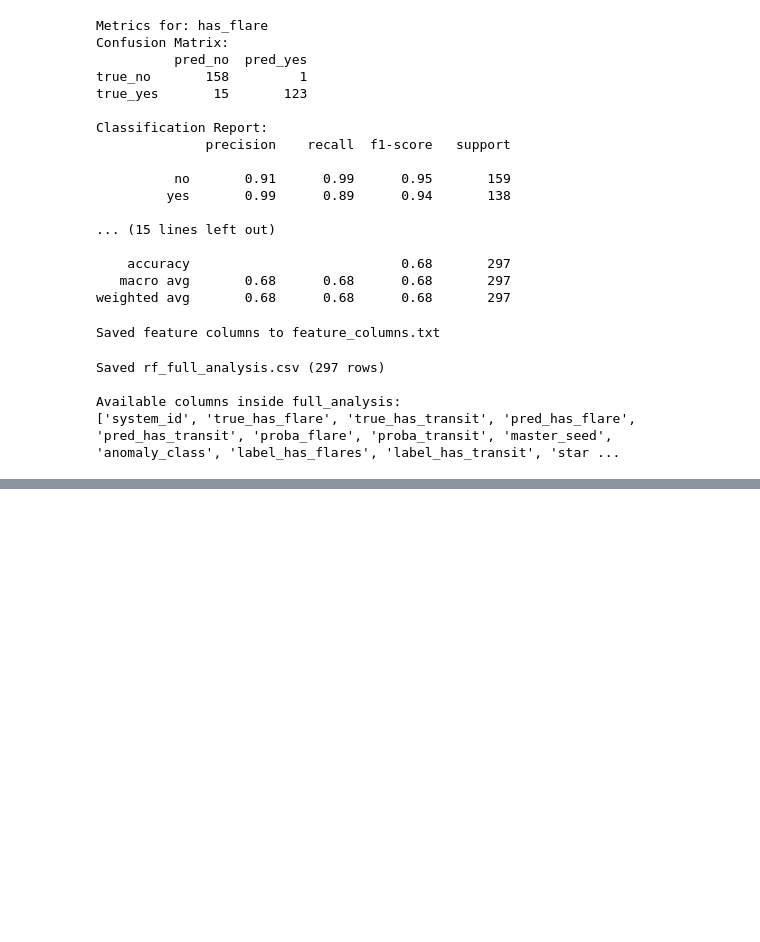
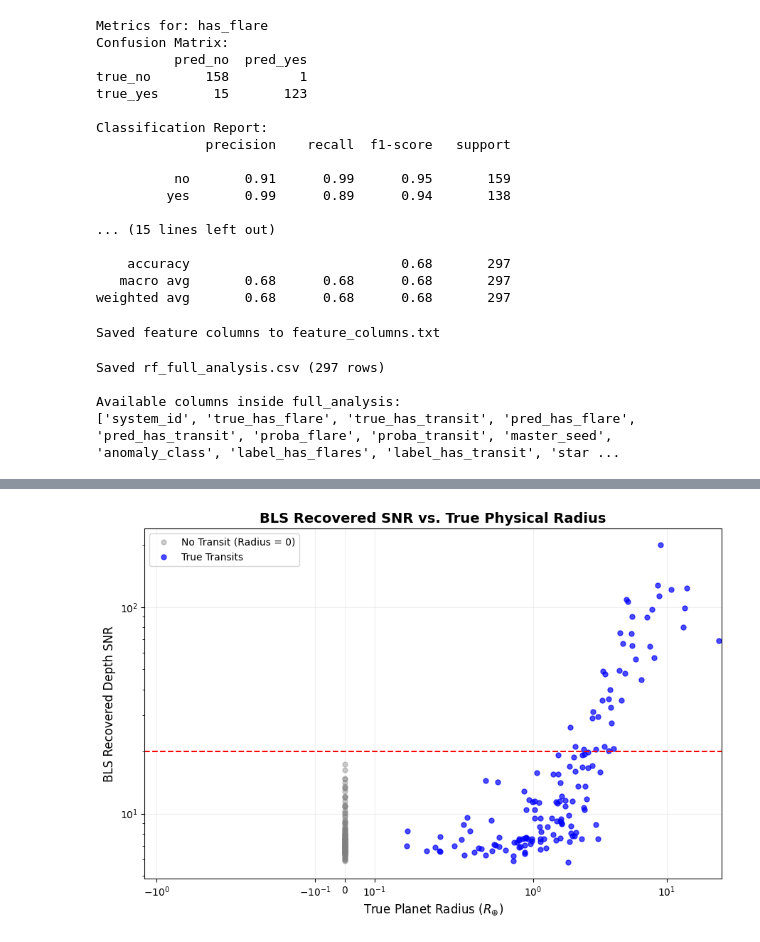
Before and after one commit to rosenberg9/computational_astrobiology_belgrade, a Jupyter notebook: PlatoLightCurves/scripts/preparation/random_forest.ipynb, the cells around one changed output, grey strips where cells are left out. Saved outputs shown, nothing was run; the diff lists cells and outputs as text; code cells hidden in the pictures; blank space fills up the shorter version.

```diff
--- a/PlatoLightCurves/scripts/preparation/random_forest.ipynb
+++ b/PlatoLightCurves/scripts/preparation/random_forest.ipynb
@@ -252,0 +253,60 @@ Saved to ../../data/models/rf_checkpoint.joblib
+# %%
+# 1. Merge the planet radius from your dataframe into your validation features
+val_df = feature_df.iloc[val_idx].copy()
+val_results = val_df.merge(full_analysis[['system_id', 'transit_radius_earth']], on='system_id', how='left')
+
+# 2. Clean up any missing BLS values
+val_results['bls_depth_snr'] = val_results['bls_depth_snr'].fillna(0)
+
+# --- NEW: Split the data into transits and non-transits ---
+transits = val_results[val_results['transit_radius_earth'] > 0]
+non_transits = val_results[val_results['transit_radius_earth'] == 0]
+
+# 3. Create the scatter plot
+plt.figure(figsize=(9, 6))
+
+# Plot NON-transits first (so they are in the background)
+plt.plot(
+    non_transits['transit_radius_earth'],
+    non_transits['bls_depth_snr'],
+    linestyle='None',
+    marker='o',
+    color='gray',
+    alpha=0.4,
+    markersize=5,
+    label='No Transit (Radius = 0)'
+)
+
+# Plot true transits on top
+plt.plot(
+    transits['transit_radius_earth'],
+    transits['bls_depth_snr'],
+    linestyle='None',
+    marker='o',
+    color='blue',
+    alpha=0.7,
+    markersize=5,
+    label='True Transits'
+)
+
+plt.xlabel('True Planet Radius ($R_{\oplus}$)', fontsize=12)
+plt.ylabel('BLS Recovered Depth SNR', fontsize=12)
+plt.title('BLS Recovered SNR vs. True Physical Radius', fontweight='bold', fontsize=14)
+plt.legend(loc='upper left')
+plt.grid(alpha=0.2)
+
+plt.axhline(y=20.0, color='red', linestyle='--', label='SNR = 20 separation')
+
+# Set Y-axis to log scale
+plt.yscale('log')
+
+# Set X-axis to symlog (symmetrical log) to safely plot 0
+# linthresh=0.5 means everything between -0.5 and 0.5 is linear, outside is log
+plt.xscale('symlog', linthresh=0.5)
+
+
+plt.tight_layout()
+plt.savefig('../img/bls_radius_vs_snr.png', bbox_inches='tight')
+plt.show()
+# %% [output]
+[figure, added]
```
Also changed, not shown: parts of 1 cell of this notebook, 3 other files.
